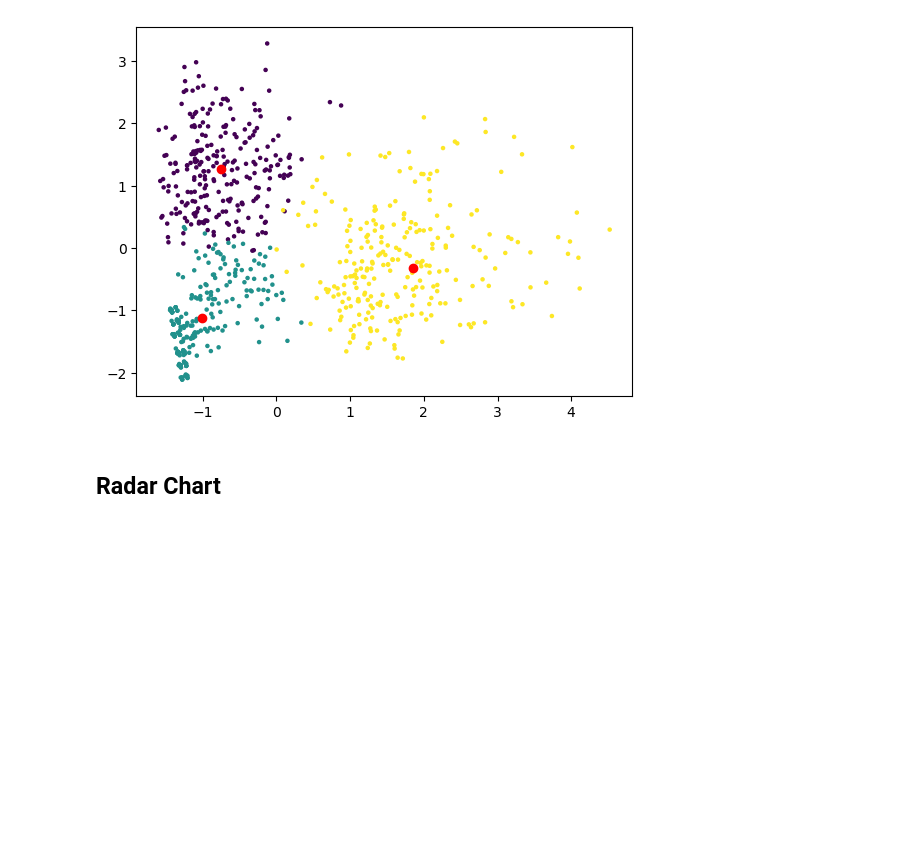
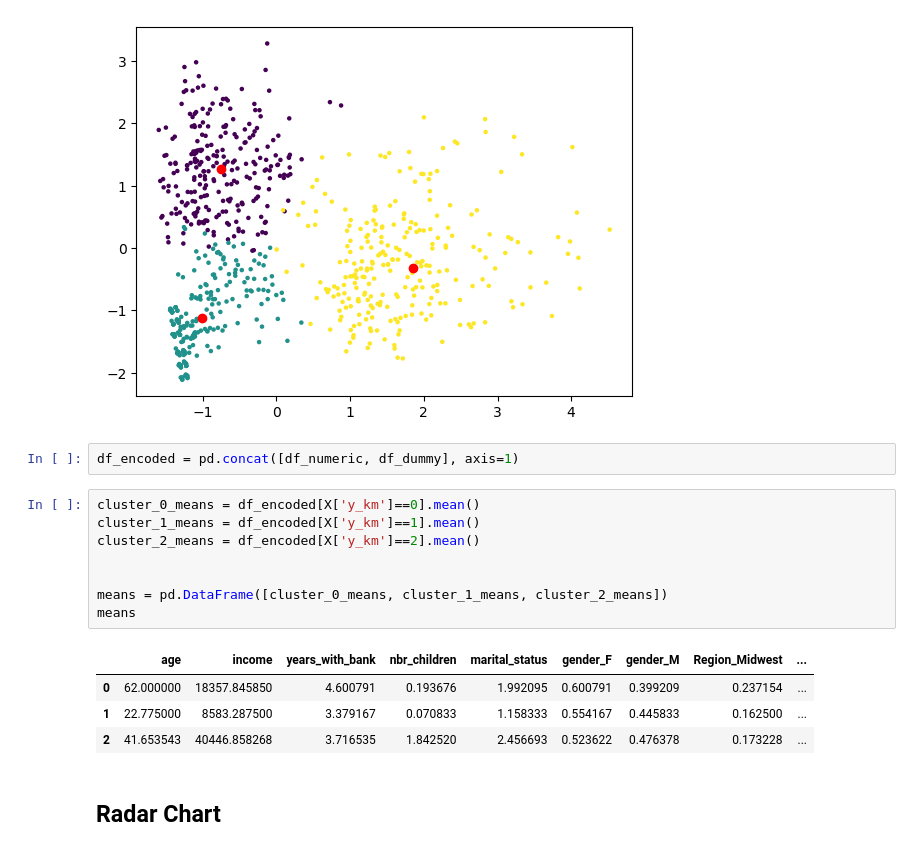
Before and after one commit to Ali-Mohamed23/mini-project-III, a Jupyter notebook: copy_mini-project-III.ipynb, the cells around one changed output. Drawn from its saved outputs; the diff is of its cells as text; blank space fills up the shorter version.

```diff
--- a/copy_mini-project-III.ipynb
+++ b/copy_mini-project-III.ipynb
@@ -417,6 +467,21 @@ plt.scatter(pca_centroids['pca0'], pca_centroids['pca1'], c='red')
 # %% [output]
 <matplotlib.collections.PathCollection at 0x...>
 [figure]
+# %%
+df_encoded = pd.concat([df_numeric, df_dummy], axis=1)
+# %%
+cluster_0_means = df_encoded[X['y_km']==0].mean()
+cluster_1_means = df_encoded[X['y_km']==1].mean()
+cluster_2_means = df_encoded[X['y_km']==2].mean()
+
+
+means = pd.DataFrame([cluster_0_means, cluster_1_means, cluster_2_means])
+means
+# %% [output]
+|  | age | income | years_with_bank | nbr_children | marital_status | gender_F | gender_M | Region_Midwest | ... |
+| 0 | 62.000000 | 18357.845850 | 4.600791 | 0.193676 | 1.992095 | 0.600791 | 0.399209 | 0.237154 | ... |
+| 1 | 22.775000 | 8583.287500 | 3.379167 | 0.070833 | 1.158333 | 0.554167 | 0.445833 | 0.162500 | ... |
+| 2 | 41.653543 | 40446.858268 | 3.716535 | 1.842520 | 2.456693 | 0.523622 | 0.476378 | 0.173228 | ... |
 # %% [markdown]
 ## Radar Chart
 # %%
```
Also changed, not shown: parts of 4 cells of this notebook, 2 other files.
